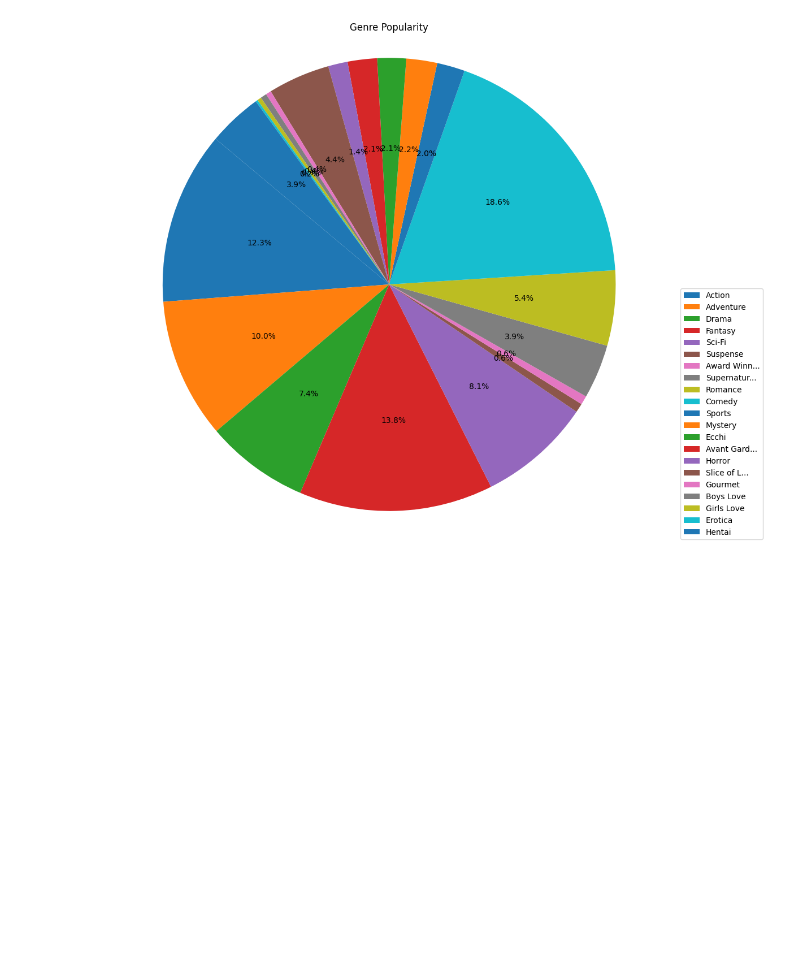
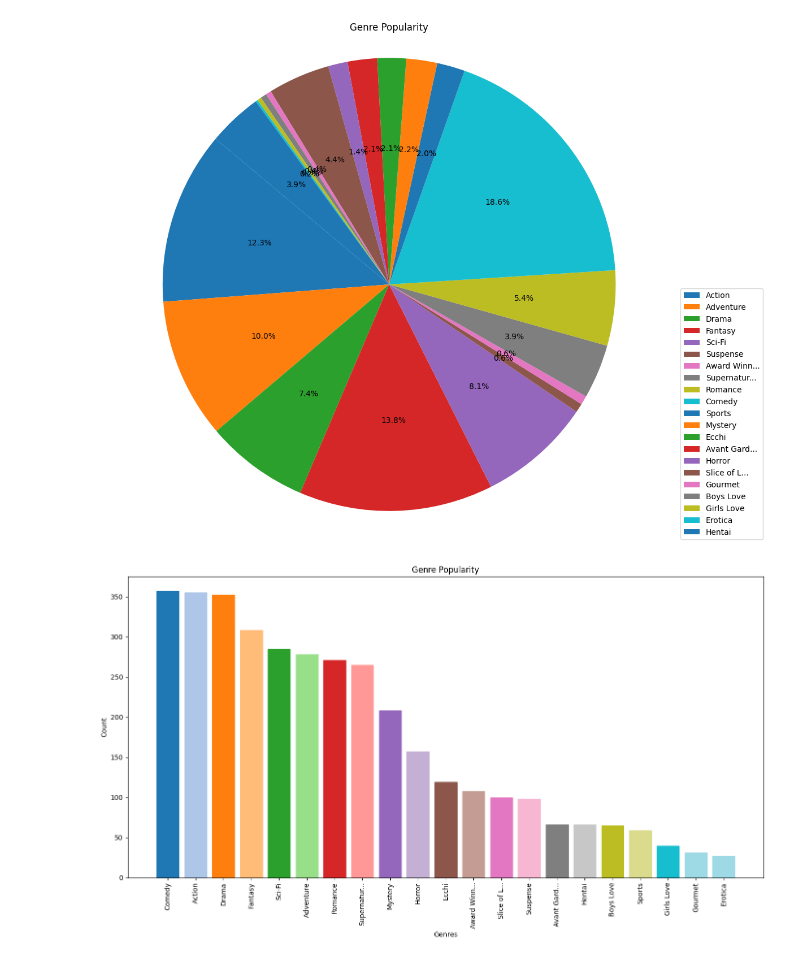
Before and after one commit to shrimpeu/Data-Mining-Final-Project, a Jupyter notebook: Data_Visualization.ipynb, the cells around one changed output. Cells and saved outputs as stored; diff of their text form; code cells hidden in the pictures; blank space fills up the shorter version.

```diff
--- a/Data_Visualization.ipynb
+++ b/Data_Visualization.ipynb
@@ -114,3 +153,54 @@ plt.show()
 conn.close()
 # %% [output]
 [figure]
+# %%
+# Query to fetch genres
+query_genres = "SELECT DISTINCT genres FROM anime_data"
+
+# Fetch data into a pandas DataFrame
+anime = pd.read_sql(query_genres, con=conn)
+
+# Function to count unique genres
+def count_genres(genres_list):
+    genre_counts = Counter()
+    for genres in genres_list:
+        # Convert the string representation of a list into an actual list
+        genres = ast.literal_eval(genres)
+        for genre in genres:
+            genre_counts[genre.strip()] += 1
+    return genre_counts
+
+# Count genre occurrences
+genre_counts = count_genres(anime['genres'])
+
+# Convert the Counter object to a pandas DataFrame
+genre_counts_df = pd.DataFrame.from_dict(genre_counts, orient='index').reset_index()
+genre_counts_df.columns = ['Genre', 'Count']
+genre_counts_df = genre_counts_df.sort_values(by='Count', ascending=False)
+
+# Shorten or abbreviate genre names for the legend
+genre_counts_df['Shortened_Genre'] = genre_counts_df['Genre'].apply(lambda x: x[:10] + '...' if len(x) > 10 else x)
+
+# Generate a colormap
+num_genres = len(genre_counts)
+colors = plt.cm.get_cmap('tab20', num_genres).colors
+
+# Plotting the bar chart for genre popularity
+plt.figure(figsize=(14, 8))
+bars = plt.bar(genre_counts_df['Shortened_Genre'], genre_counts_df['Count'], color=colors)
+plt.xlabel('Genres')
+plt.ylabel('Count')
+plt.title('Genre Popularity')
+plt.xticks(rotation=90)  # Rotate the genre labels for better readability
+plt.tight_layout()
+
+# Add color mapping to bars
+for bar, color in zip(bars, colors):
+    bar.set_color(color)
+
+plt.show()
+
+# Close MySQL connection
+conn.close()
+# %% [output]
+[figure, added]
```
Also changed, not shown: parts of 5 cells of this notebook.
